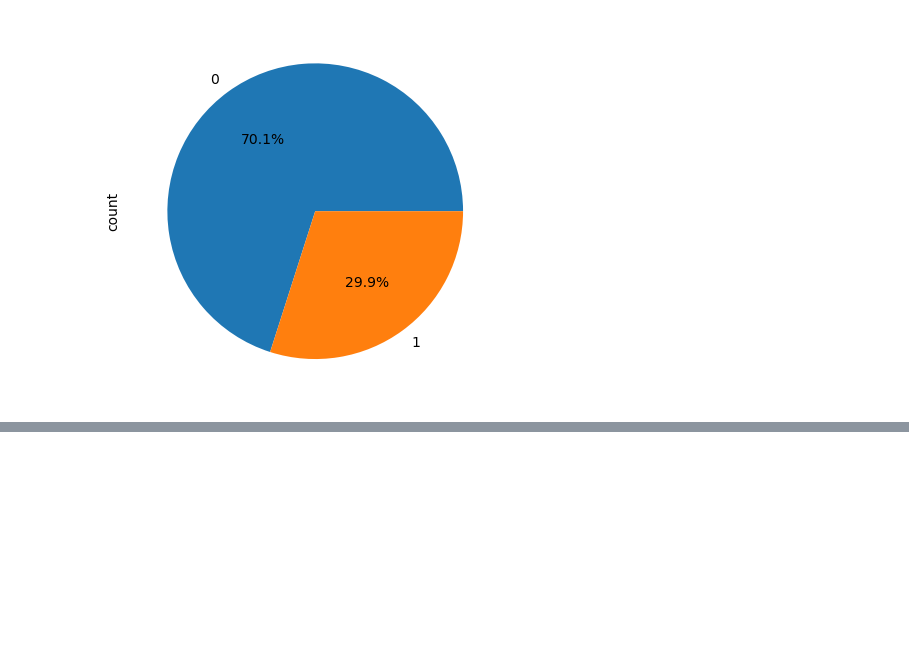
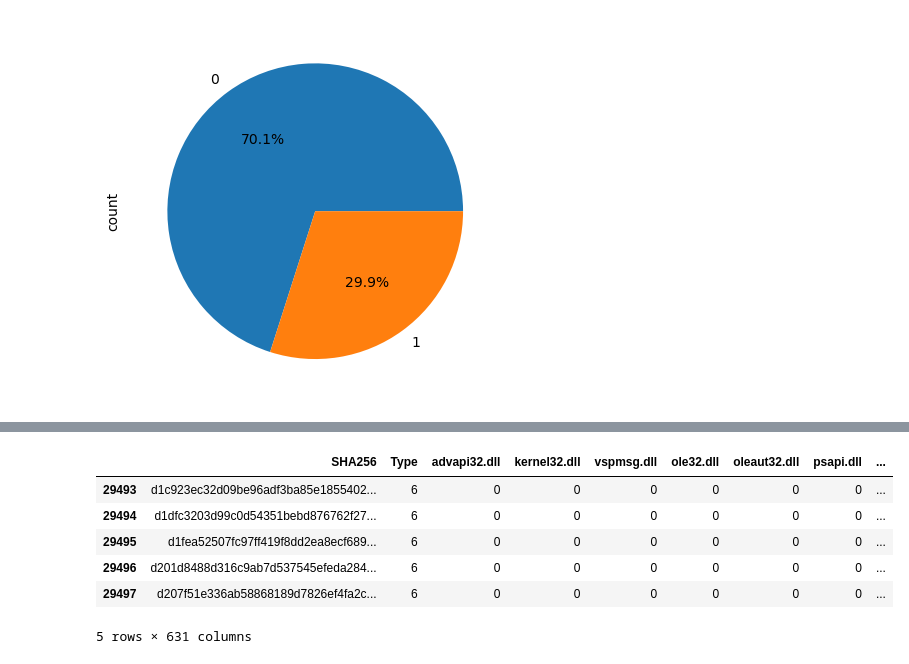
Before and after one commit to Reloul/IDS_PFE, a Jupyter notebook: AI_Model/malware_detec.ipynb, the cells around one changed output, grey strips where cells are left out. Cells and saved outputs as stored; diff of their text form; code cells hidden in the pictures; blank space fills up the shorter version.

```diff
--- a/AI_Model/malware_detec.ipynb
+++ b/AI_Model/malware_detec.ipynb
@@ -177,0 +219,10 @@ features = pickle.loads(open(os.path.join('../Classifier/features.pkl'),'rb').re
+# %%
+dataset_dll.tail()
+# %% [output]
+|  | SHA256 | Type | advapi32.dll | kernel32.dll | vspmsg.dll | ole32.dll | oleaut32.dll | psapi.dll | ... |
+| 29493 | d1c923ec32d09be96adf3ba85e1855402... | 6 | 0 | 0 | 0 | 0 | 0 | 0 | ... |
+| 29494 | d1dfc3203d99c0d54351bebd876762f27... | 6 | 0 | 0 | 0 | 0 | 0 | 0 | ... |
+| 29495 | d1fea52507fc97ff419f8dd2ea8ecf689... | 6 | 0 | 0 | 0 | 0 | 0 | 0 | ... |
+| 29496 | d201d8488d316c9ab7d537545efeda284... | 6 | 0 | 0 | 0 | 0 | 0 | 0 | ... |
+| 29497 | d207f51e336ab58868189d7826ef4fa2c... | 6 | 0 | 0 | 0 | 0 | 0 | 0 | ... |
+5 rows × 631 columns
```
Also changed, not shown: parts of 41 cells of this notebook, 7 other files.
